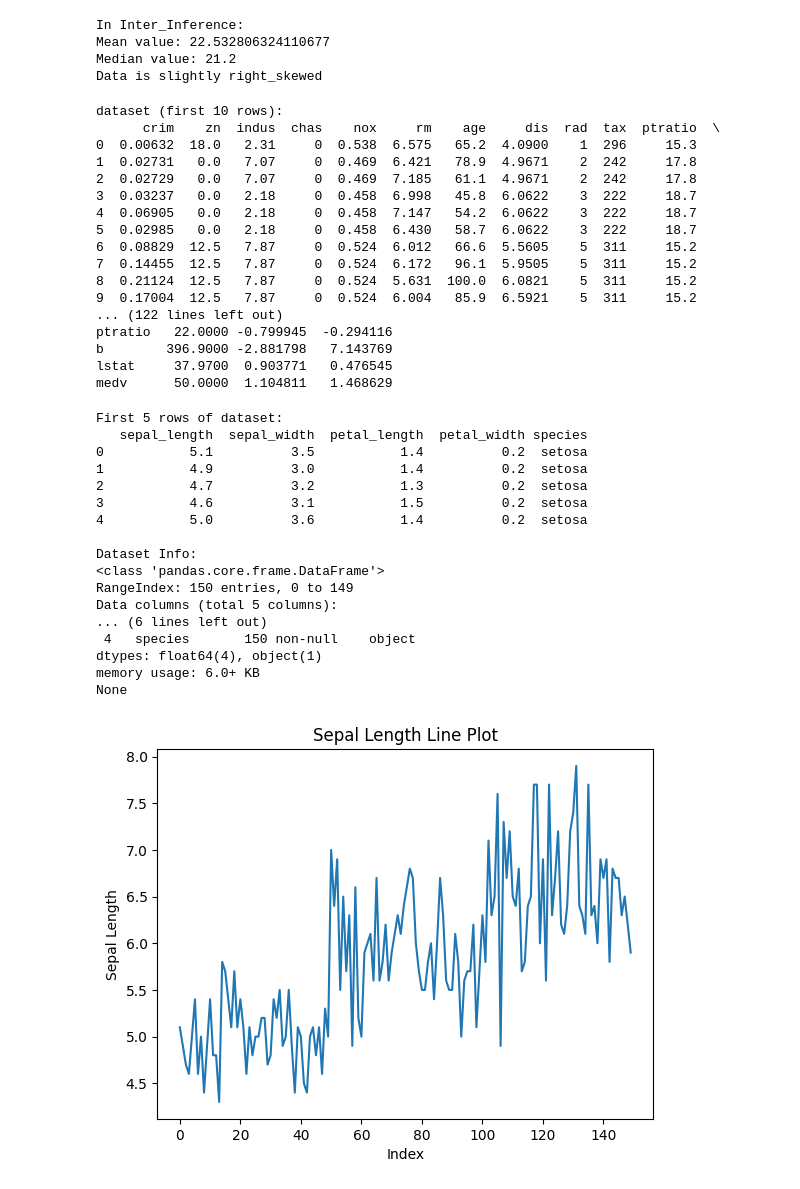
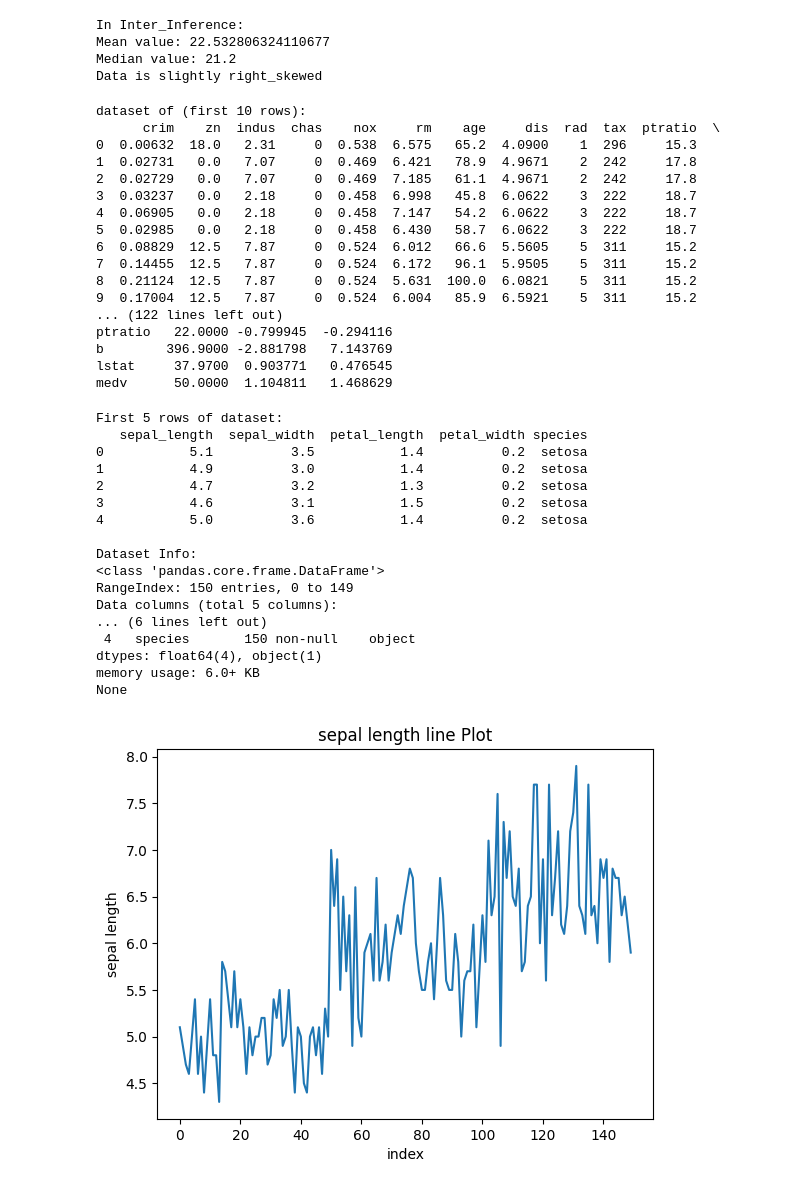
Before and after one commit to satishkumar128/2025-26-M.Satishkumar_4128-Ai-b, a Jupyter notebook: 17_2_26.ipynb, the cells around one changed output. Drawn from its saved outputs; the diff is of its cells as text; code cells hidden in the pictures.

```diff
--- a/17_2_26.ipynb
+++ b/17_2_26.ipynb
@@ -258,9 +234,9 @@ import matplotlib.pyplot as plt
 from scipy.stats import skew, kurtosis
 url = "https://raw.githubusercontent.com/dataprofessor/data/master/BostonHousing.csv"
 df=pd.read_csv(url)
-print("dataset (first 10 rows):")
+print("dataset of (first 10 rows):")
 print(df.head(10))
-print("\n summary statistics:")
+print("\n summary statistics of :")
 print(df.describe())
 print("\nVariance for each col")
 print(df.var())
@@ -279,11 +255,10 @@ stats_df=pd.DataFrame({
     "skewness": df.apply(lambda x: skew(x.dropna())),
     "kurtosis": df.apply(lambda x: kurtosis(x.dropna()))
 })
-
-print("\nCombined descriptive statistics table:")
+print("\n combined descriptive statistics table:")
 print(stats_df)
 # %% [output]
-dataset (first 10 rows):
+dataset of (first 10 rows):
       crim    zn  indus  chas    nox     rm    age     dis  rad  tax  ptratio  \
 0  0.00632  18.0   2.31     0  0.538  6.575   65.2  4.0900    1  296     15.3
 1  0.02731   0.0   7.07     0  0.469  6.421   78.9  4.9671    2  242     17.8
@@ -304,87 +279,62 @@ medv      50.0000  1.104811   1.468629
 # Import required libraries
 import pandas as pd
 import matplotlib.pyplot as plt
-
-# Step 1: Read dataset from URL
 url = "https://raw.githubusercontent.com/mwaskom/seaborn-data/master/iris.csv"
 df = pd.read_csv(url)
-
-# Step 2: Display first 5 rows
 print("First 5 rows of dataset:")
 print(df.head())
-
-# Step 3: Dataset information
 print("\nDataset Info:")
 print(df.info())
-
-# -----------------------------
-# Data Visualization
-# -----------------------------
-
-#Line Plot - Sepal Length
 plt.figure()
 plt.plot(df['sepal_length'])
-plt.title("Sepal Length Line Plot")
-plt.xlabel("Index")
-plt.ylabel("Sepal Length")
+plt.title("sepal length line Plot")
+plt.xlabel("index")
+plt.ylabel("sepal length")
 plt.show()
-
-
-#Histogram - Petal Length
 plt.figure()
 plt.hist(df['petal_length'], bins=20)
-plt.title("Petal Length Distribution")
-plt.xlabel("Petal Length")
-plt.ylabel("Frequency")
+plt.title("petal length Distribution")
+plt.xlabel("petal length")
+plt.ylabel("frequency")
 plt.show()
-
-
-#Scatter Plot - Sepal vs Petal Length
 plt.figure()
 plt.scatter(df['sepal_length'], df['petal_length'])
-plt.title("Sepal Length vs Petal Length")
-plt.xlabel("Sepal Length")
-plt.ylabel("Petal Length")
+plt.title("sepal Length vs Petal Length")
+plt.xlabel("sepal Length")
+plt.ylabel("petal Length")
 plt.show()
-
-
-#Bar Plot - Species Count
 plt.figure()
 df['species'].value_counts().plot(kind='bar')
-plt.title("Species Count")
+plt.title("species Count")
 plt.xlabel("Species")
 plt.ylabel("Count")
 plt.show()
-
-
-#Pie Chart - Species Distribution
 plt.figure()
 species_count = df['species'].value_counts()
 
 plt.pie(species_count,
         labels=species_count.index,
         autopct='%1.1f%%',
         startangle=90)
-
-plt.title("Species Distribution Pie Chart")
-plt.axis('equal')  # Makes it a perfect circle
+plt.title("Species distribution pie Chart")
+plt.axis('equal')
 plt.show()
 # %% [output]
 First 5 rows of dataset:
    sepal_length  sepal_width  petal_length  petal_width species
 0           5.1          3.5           1.4          0.2  setosa
 1           4.9          3.0           1.4          0.2  setosa
 2           4.7          3.2           1.3          0.2  setosa
 3           4.6          3.1           1.5          0.2  setosa
 4           5.0          3.6           1.4          0.2  setosa
 
 Dataset Info:
 <class 'pandas.core.frame.DataFrame'>
 RangeIndex: 150 entries, 0 to 149
 Data columns (total 5 columns):
 ... (6 lines left out)
  4   species       150 non-null    object
 dtypes: float64(4), object(1)
 memory usage: 6.0+ KB
 None
-[figure, old version]
+[figure, new version]
```
Also changed, not shown: parts of 5 cells of this notebook.
